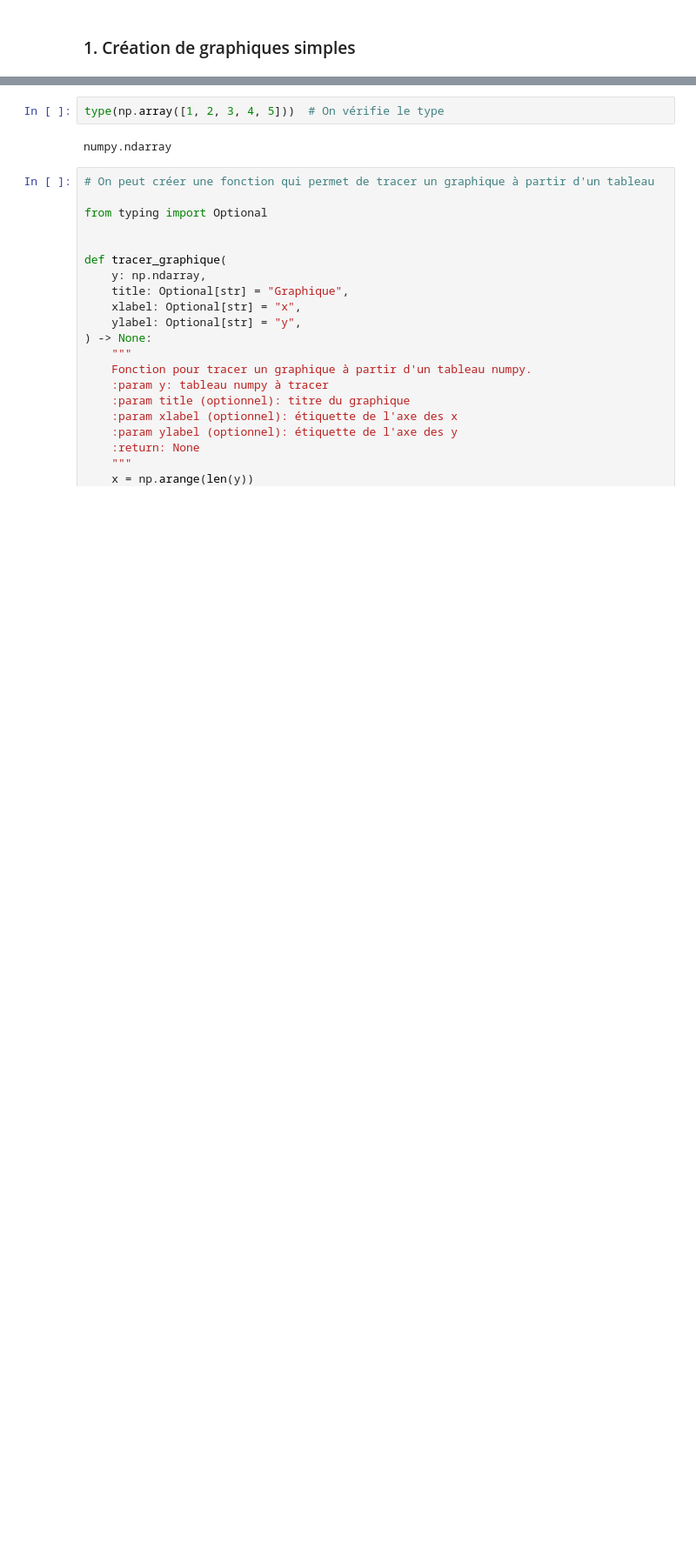
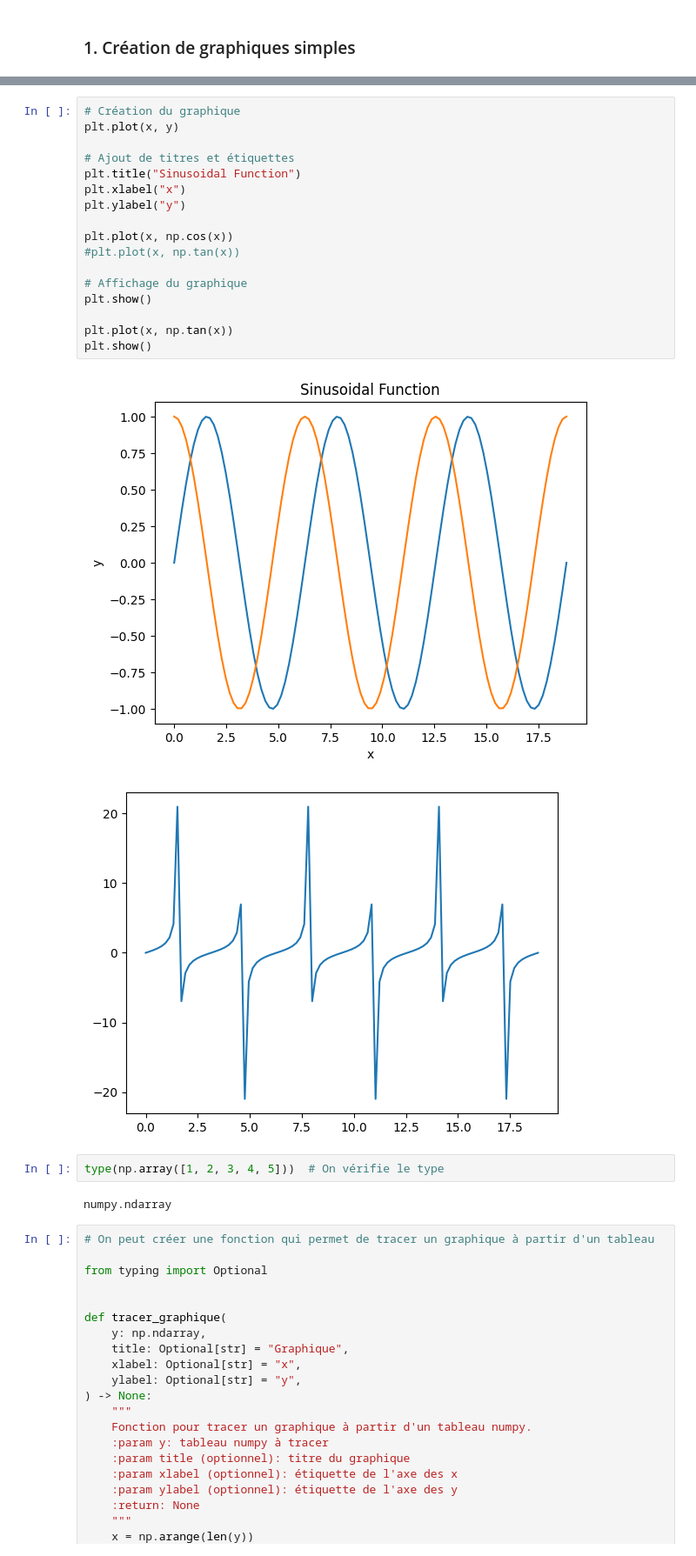
Before and after one commit to ldom1/sorbonne_mimo_python, a Jupyter notebook: 5_numpy_matplotlib/0_cours.ipynb, the cells around one changed output, grey strips where cells are left out. Shown: that part at 87% size. Saved outputs shown, nothing was run; the diff lists cells and outputs as text; blank space fills up the shorter version.

```diff
--- a/5_numpy_matplotlib/0_cours.ipynb
+++ b/5_numpy_matplotlib/0_cours.ipynb
@@ -430,3 +594,23 @@ plt.show()
+# %%
+# Création du graphique
+plt.plot(x, y)
+
+# Ajout de titres et étiquettes
+plt.title("Sinusoidal Function")
+plt.xlabel("x")
+plt.ylabel("y")
+
+plt.plot(x, np.cos(x))
+#plt.plot(x, np.tan(x))
+
+# Affichage du graphique
+plt.show()
+
+plt.plot(x, np.tan(x))
+plt.show()
+# %% [output]
+[figure, added]
+[figure, added]
 # %%
 type(np.array([1, 2, 3, 4, 5]))  # On vérifie le type
 # %% [output]
```
Also changed, not shown: parts of 73 cells of this notebook, 15 other files.
